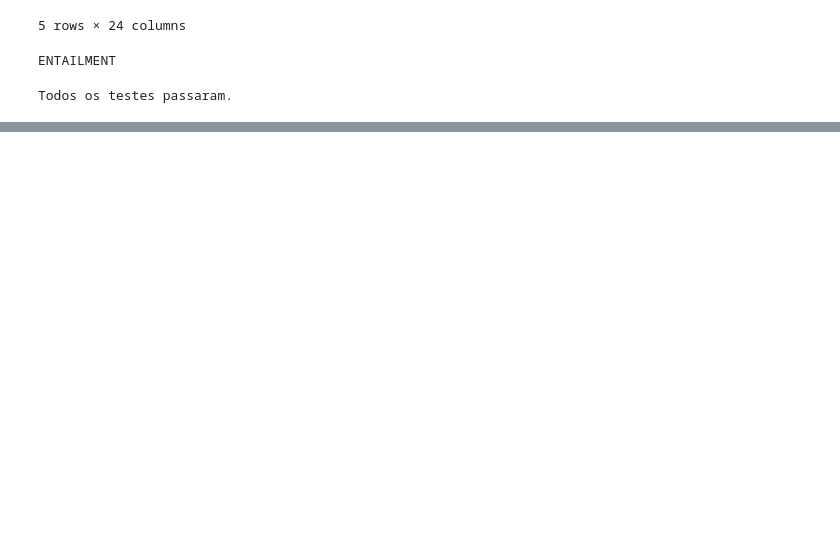
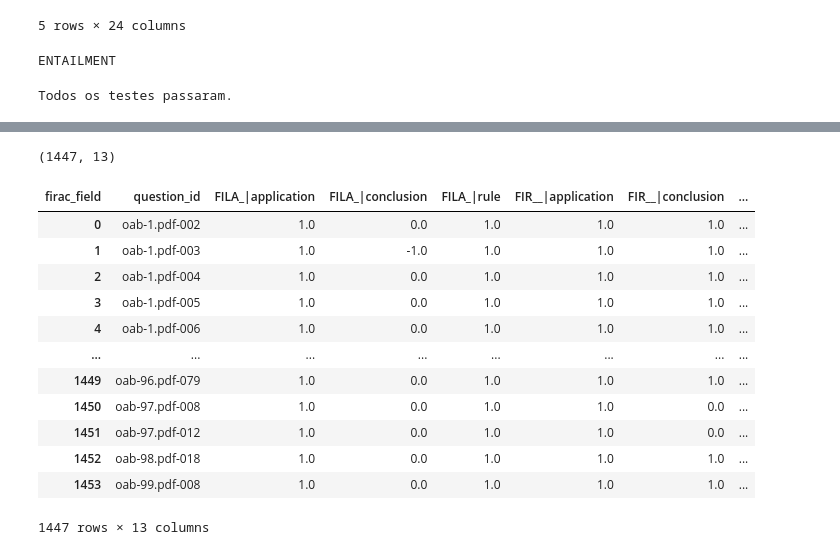
Before and after one commit to pcalais/law-cognitive-structure, a Jupyter notebook: notebooks/paper/4-measure-entailment.ipynb, the cells around one changed output, grey strips where cells are left out. Drawn from its saved outputs; the diff is of its cells as text; code cells hidden in the pictures; blank space fills up the shorter version.

```diff
--- a/notebooks/paper/4-measure-entailment.ipynb
+++ b/notebooks/paper/4-measure-entailment.ipynb
@@ -449,2 +457,65 @@ question_entailment_long_df
+# %%
+import pandas as pd
+
+# --------------------------------------------------
+# 0) Cópia defensiva
+# --------------------------------------------------
+df = question_entailment_long_df.copy()
+
+# --------------------------------------------------
+# 1) Mapear relation_label para valores numéricos
+# --------------------------------------------------
+relation_map = {
+    "CONTRADICTION": -1,
+    "NEUTRAL": 0,
+    "ENTAILMENT": 1
+}
+
+df["relation_value"] = df["relation_label"].map(relation_map)
+
+# --------------------------------------------------
+# 2) Criar nome da coluna firac + field
+# --------------------------------------------------
+df["firac_field"] = df["firac"].astype(str) + "|" + df["field"].astype(str)
+
+
+# --------------------------------------------------
+# 3) Pivotar para formato wide
+# --------------------------------------------------
+question_entailment_wide_df = (
+    df
+    .pivot_table(
+        index=["question_id"],
+        columns="firac_field",
+        values="relation_value",
+        aggfunc="first"   # assume 1 valor por combinação
+    )
+    .reset_index()
+)
+
+# --------------------------------------------------
+# Resultado final
+# --------------------------------------------------
+question_entailment_wide_df = question_entailment_wide_df.dropna()
+question_entailment_wide_df.to_csv("../../data/processed/question_entailment_wide.csv", index=False)
+
+print(question_entailment_wide_df.shape)
+
+question_entailment_wide_df
+# %% [output]
+(1447, 13)
+| firac_field | question_id | FILA_|application | FILA_|conclusion | FILA_|rule | FIR__|application | FIR__|conclusion | ... |
+| 0 | oab-1.pdf-002 | 1.0 | 0.0 | 1.0 | 1.0 | 1.0 | ... |
+| 1 | oab-1.pdf-003 | 1.0 | -1.0 | 1.0 | 1.0 | 1.0 | ... |
+| 2 | oab-1.pdf-004 | 1.0 | 0.0 | 1.0 | 1.0 | 1.0 | ... |
+| 3 | oab-1.pdf-005 | 1.0 | 0.0 | 1.0 | 1.0 | 1.0 | ... |
+| 4 | oab-1.pdf-006 | 1.0 | 0.0 | 1.0 | 1.0 | 1.0 | ... |
+| ... | ... | ... | ... | ... | ... | ... | ... |
+| 1449 | oab-96.pdf-079 | 1.0 | 0.0 | 1.0 | 1.0 | 1.0 | ... |
+| 1450 | oab-97.pdf-008 | 1.0 | 0.0 | 1.0 | 1.0 | 0.0 | ... |
+| 1451 | oab-97.pdf-012 | 1.0 | 0.0 | 1.0 | 1.0 | 0.0 | ... |
+| 1452 | oab-98.pdf-018 | 1.0 | 0.0 | 1.0 | 1.0 | 1.0 | ... |
+| 1453 | oab-99.pdf-008 | 1.0 | 0.0 | 1.0 | 1.0 | 1.0 | ... |
+1447 rows × 13 columns
 # %%
 import pandas as pd
```
Also changed, not shown: parts of 8 cells of this notebook, 6 other files.
